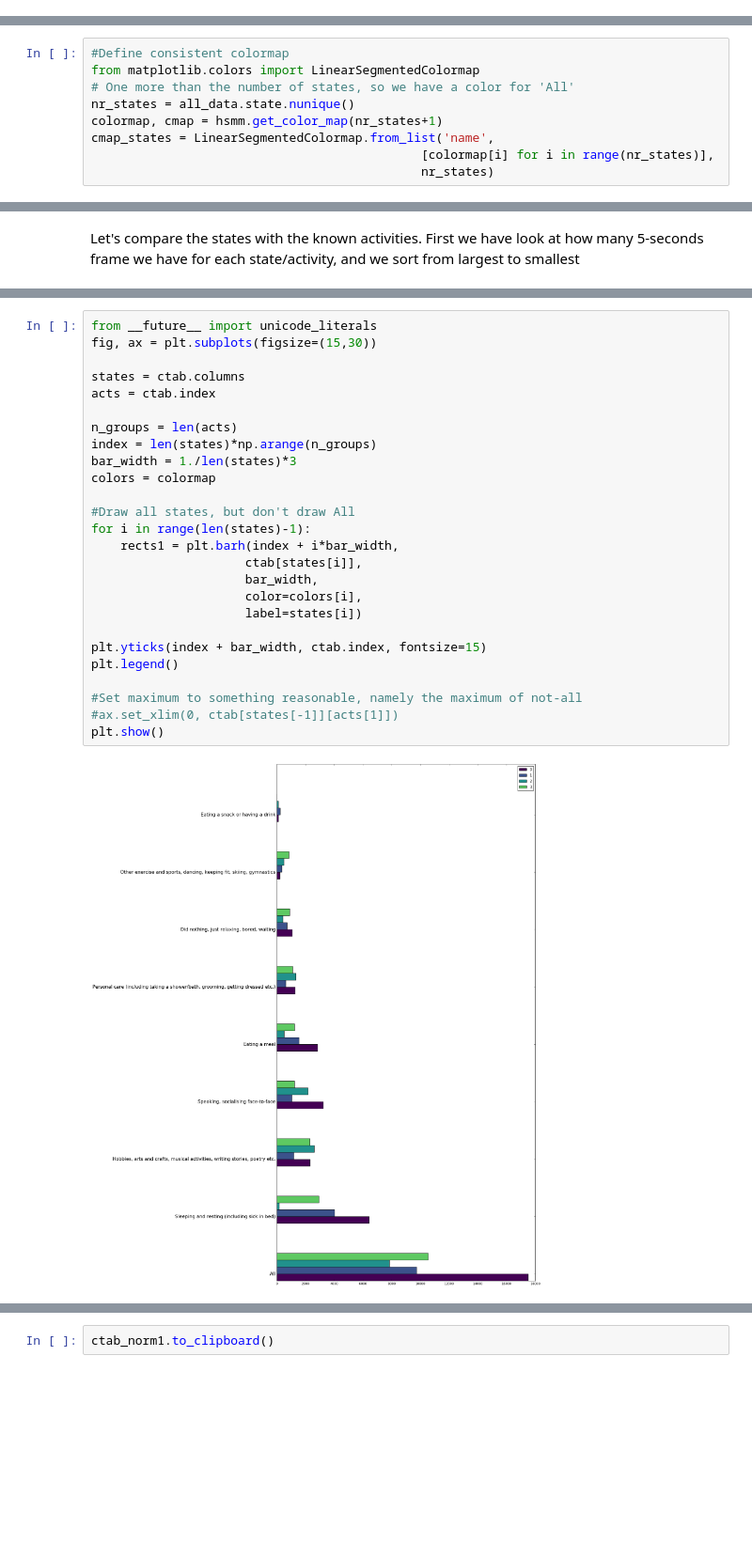
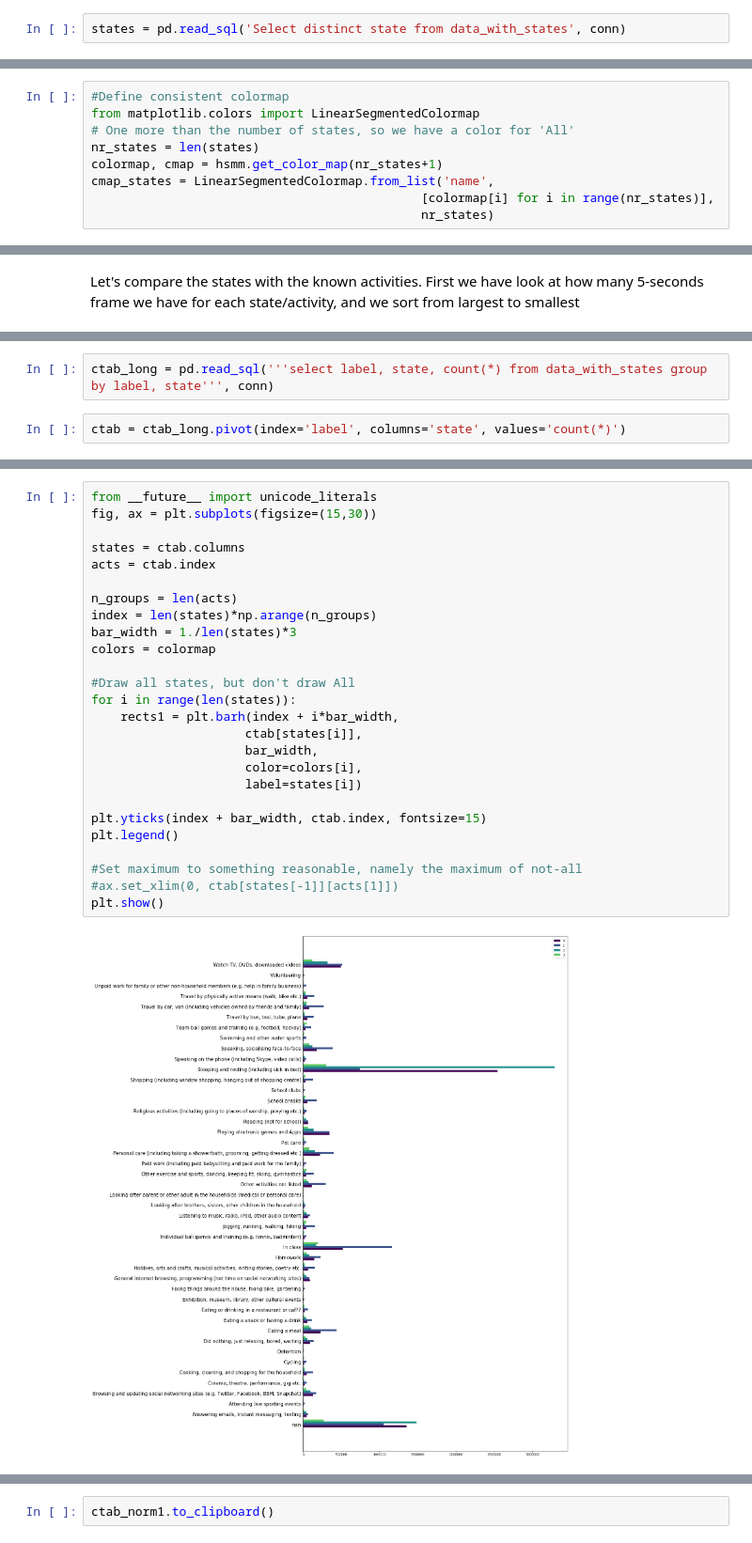
Before and after one commit to wadpac/millenniumcohort-acc, a Jupyter notebook: python/notebooks/2_AnalyseResults.ipynb, the cells around one changed output, grey strips where cells are left out. Shown at 94% size. Drawn from its saved outputs; the diff is of its cells as text; blank space fills up the shorter version.

```diff
--- a/python/notebooks/2_AnalyseResults.ipynb
+++ b/python/notebooks/2_AnalyseResults.ipynb
@@ -37,0 +66,2 @@ all_data = pd.concat(datasets)
+# %%
+states = pd.read_sql('Select distinct state from data_with_states', conn)
@@ -39,7 +73,7 @@ all_data = pd.concat(datasets)
 #Define consistent colormap
 from matplotlib.colors import LinearSegmentedColormap
 # One more than the number of states, so we have a color for 'All'
-nr_states = all_data.state.nunique()
+nr_states = len(states)
 colormap, cmap = hsmm.get_color_map(nr_states+1)
 cmap_states = LinearSegmentedColormap.from_list('name',
                                              [colormap[i] for i in range(nr_states)],
@@ -195,0 +232,4 @@ ctab_simplified = pd.crosstab(all_data_sub['simplified_category'], all_data_sub[
+# %%
+ctab_long = pd.read_sql('''select label, state, count(*) from data_with_states group by label, state''', conn)
+# %%
+ctab = ctab_long.pivot(index='label', columns='state', values='count(*)')
@@ -207,28 +272,28 @@ ctab_simplified
 # %%
 from __future__ import unicode_literals
 fig, ax = plt.subplots(figsize=(15,30))
 
 states = ctab.columns
 acts = ctab.index
 
 n_groups = len(acts)
 index = len(states)*np.arange(n_groups)
 bar_width = 1./len(states)*3
 colors = colormap
 
 #Draw all states, but don't draw All
-for i in range(len(states)-1):
+for i in range(len(states)):
     rects1 = plt.barh(index + i*bar_width,
                      ctab[states[i]],
                      bar_width,
                      color=colors[i],
                      label=states[i])
 
 plt.yticks(index + bar_width, ctab.index, fontsize=15)
 plt.legend()
 
 #Set maximum to something reasonable, namely the maximum of not-all
 #ax.set_xlim(0, ctab[states[-1]][acts[1]])
 plt.show()
 # %% [output]
-[figure, old version]
+[figure, new version]
```
Also changed, not shown: parts of 66 cells of this notebook.
